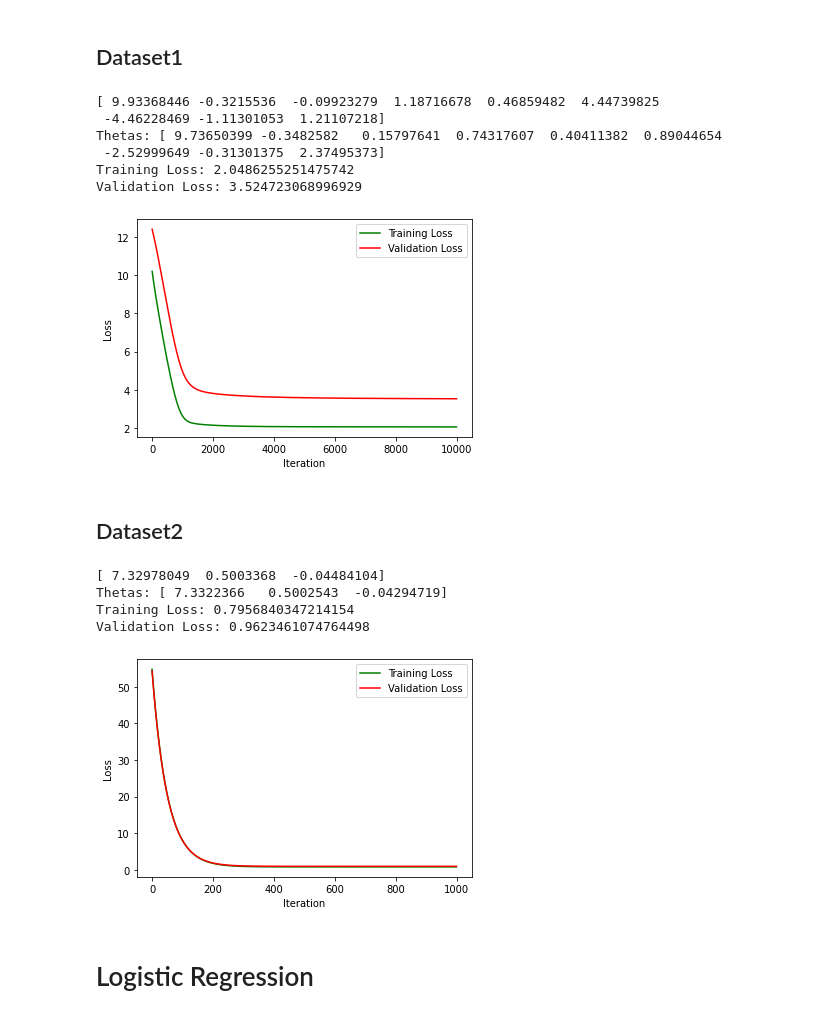
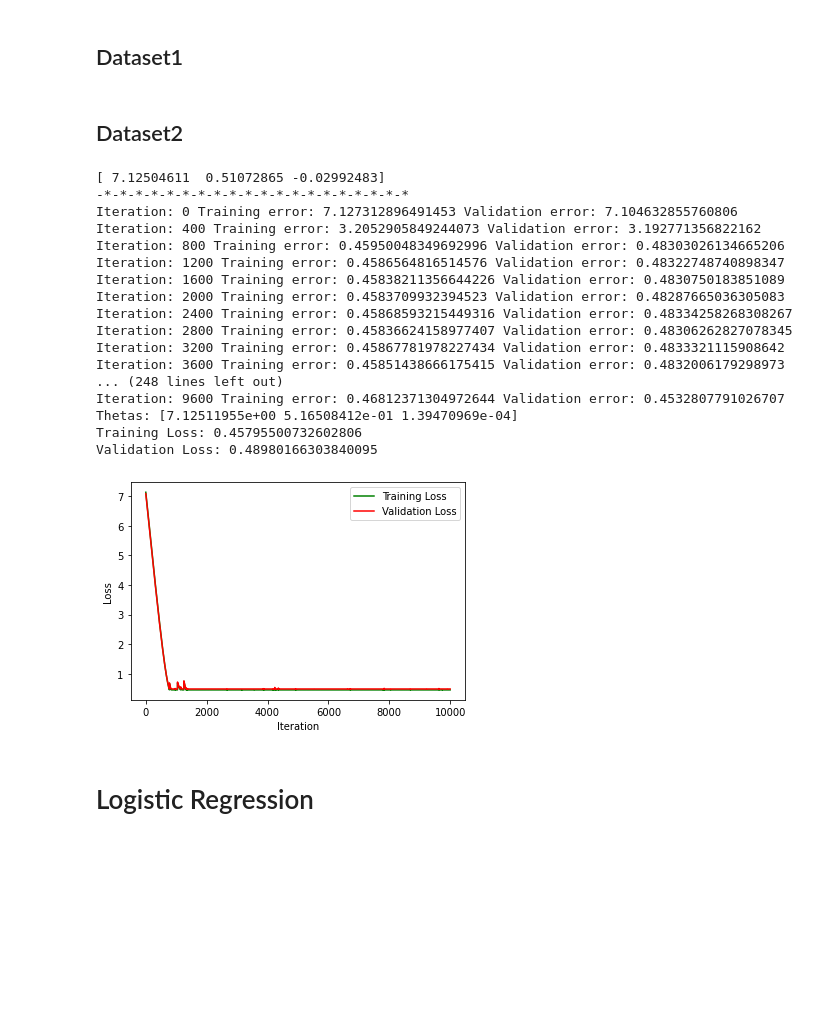
Before and after one commit to itissandeep98/ML-Assignments, a Jupyter notebook: ML_Assignment1.ipynb, the cells around one changed output. Cells and saved outputs as stored; diff of their text form; code cells hidden in the pictures; blank space fills up the shorter version.

Commit message:
stochastic gradient descent

```diff
--- a/ML_Assignment1.ipynb
+++ b/ML_Assignment1.ipynb
@@ -56,10 +56,10 @@ class MyPreProcessor():
             df=df[['Critic_Score','Global_Sales','User_Score']] # required colums extracted
             df=df.sample(frac=1) # data shuffled
 
-            df['Critic_Score'].fillna(df['Critic_Score'].median(), inplace=True) # replaced NaN values with median of the column
+            df['Critic_Score'].fillna(df['Critic_Score'].mean(), inplace=True) # replaced NaN values with median of the column
             df['User_Score'].replace(to_replace = 'tbd', value = np.nan,inplace=True) # replaced the cell with 'tbd' value to NaN value in the colum
             df['User_Score']=df['User_Score'].astype(np.float) # converted column from strings to float values
-            df['User_Score'].fillna(df['User_Score'].median(), inplace=True) # replaced NaN values with median of the column
+            df['User_Score'].fillna(df['User_Score'].mean(), inplace=True) # replaced NaN values with median of the column
 
             data=df.to_numpy() # converted dataframe into numpy array
             X=data[:,:-1]
@@ -67,7 +67,11 @@ class MyPreProcessor():
 
         elif dataset == 2:
             # Implement for the banknote authentication dataset
-            pass
+            df=pd.read_csv('/content/data_banknote_authentication.txt',header=None) # data read from file
+            df=df.sample(frac=1) # data shuffled
+            X=df[[0,1,2,3]].to_numpy()
+            y=df[[4]].to_numpy()
+            y=y.squeeze()
 
         X=(X-X.mean(axis=0))/X.std(axis=0) # normalized the data
 
@@ -168,7 +172,7 @@ class MyLinearRegression():
     """
     m=len(y)
 
-    X_trans=np.transpose(X)                                           # Transpose of vector X
+    X_trans=np.transpose(X)                                 # Transpose of vector X
     err=X.dot(theta)-y
     derv =(1/m)*(X_trans.dot(err))                         # Calculates X` * ( X*theta - y )
 
@@ -176,7 +180,7 @@ class MyLinearRegression():
 
   def MAE(self,X,y,theta):
     """
-    finding Mean Average Error based on current model parameters
+    finding Mean Absolute Error based on current model parameters
 
     Parameters
     ----------
@@ -192,12 +196,12 @@ class MyLinearRegression():
     err  : Error/cost in prediction at the value theta
     """
     m=len(y)
-    err=(1/m)*(X.dot(theta)-y)
-    X_trans=X.T
+    err=(1/m)*(X.dot(theta)-y)          # Calculates (1/m) *( X*theta - y )
+    X_trans=X.T                         # Transpose of vector X
+    epsilon=10**-7
+    derv=(1/m)*(X_trans.dot(abs(err)/(err+epsilon)))
 
-    grad=(1/m)*(X_trans.dot(abs(err)/err))
-
-    return grad,sum(abs(err))
+    return derv,np.sum(abs(err))           # returns gradient and sum((1/m) *( |X*theta - y |))
 
   def RMSE(self,X,y,theta):
     """
@@ -216,12 +220,12 @@ class MyLinearRegression():
     derv : derivative of cost at the value theta
     err  : Error/cost in prediction at the value theta
     """
-    X_trans=X.T                                               # Transpose of vector X
-    y_hat=X.dot(theta)-y
     m=len(y)
+    X_trans=X.T                                          # Transpose of vector X
+    diff=X.dot(theta)-y                                  # Calculates ( X*theta - y )
 
-    err=((1/m)*np.sum((y_hat)**2))**0.5
-    derv =(1/m)*(X_trans.dot(y_hat))/err
+    err=((1/m)*np.sum((diff)**2))**0.5                   # Calculates (1/m) *sqrt(sum((X*theta - y)^2))
+    derv =(1/m)*(X_trans.dot(diff))/err
 
     return derv,err
 
@@ -260,7 +264,7 @@ class MyLinearRegression():
     training_loss=np.array([])  # initializing array to store training loss at every value of theta
     validation_loss= np.array([]) # initializing array to store validation loss at every value of theta
 
-    # print("-*"*20)
+    print("-*"*20)
 
     for i in range(epochs):
       if(lossfunc==1):
@@ -271,8 +275,7 @@ class MyLinearRegression():
         derv,train_loss=self.MSE(X,y,theta)
       training_loss=np.append(training_loss,train_loss)
 
-      # if(i%400==0):
-      #   print("Iteration:",i,"Training error:",train_loss)
+
 
       if(X_test is not None): # calculate validation loss only if test set is provided
         if(lossfunc==1):
@@ -283,9 +286,9 @@ class MyLinearRegression():
           derv_val,val_loss=self.MSE(X_test,y_test,theta)
 
         validation_loss=np.append(validation_loss,val_loss)
-
+        if(i%400==0):
+          print("Iteration:",i,"Training error:",train_loss,"Validation error:",val_loss)
       theta=theta-alpha*derv
-
 
     return theta,training_loss,validation_loss
 
@@ -361,33 +364,38 @@ X, y = preprocessor.pre_process(0)
 linear = MyLinearRegression()
 linear.fit(X,y,lossfunc=4)
 print(linear.theta)
-linear.cross_validation(X,y,epoch=10000)
+linear.cross_validation(X,y,epoch=10000,alpha=0.01,lossfunc=2)
 linear.plot_loss()
-# %% [output]
-[ 9.93368446 -0.3215536  -0.09923279  1.18716678  0.46859482  4.44739825
- -4.46228469 -1.11301053  1.21107218]
-Thetas: [ 9.73650399 -0.3482582   0.15797641  0.74317607  0.40411382  0.89044654
- -2.52999649 -0.31301375  2.37495373]
-Training Loss: 2.0486255251475742
-Validation Loss: 3.524723068996929
-[figure, removed]
 # %% [markdown]
 ## Dataset2
 # %%
 preprocessor = MyPreProcessor()
 X, y = preprocessor.pre_process(1)
 
 linear = MyLinearRegression()
 linear.fit(X,y,lossfunc=4)
 print(linear.theta)
-linear.cross_validation(X,y)
+linear.cross_validation(X,y, epoch=10000,alpha=0.01, lossfunc=2)
 linear.plot_loss()
 # %% [output]
-[ 7.32978049  0.5003368  -0.04484104]
-Thetas: [ 7.3322366   0.5002543  -0.04294719]
-Training Loss: 0.7956840347214154
-Validation Loss: 0.9623461074764498
+[ 7.12504611  0.51072865 -0.02992483]
+-*-*-*-*-*-*-*-*-*-*-*-*-*-*-*-*-*-*-*-*
+Iteration: 0 Training error: 7.127312896491453 Validation error: 7.104632855760806
+Iteration: 400 Training error: 3.2052905849244073 Validation error: 3.192771356822162
+Iteration: 800 Training error: 0.45950048349692996 Validation error: 0.48303026134665206
+Iteration: 1200 Training error: 0.4586564816514576 Validation error: 0.48322748740898347
+Iteration: 1600 Training error: 0.45838211356644226 Validation error: 0.4830750183851089
+Iteration: 2000 Training error: 0.4583709932394523 Validation error: 0.48287665036305083
+Iteration: 2400 Training error: 0.45868593215449316 Validation error: 0.48334258268308267
+Iteration: 2800 Training error: 0.45836624158977407 Validation error: 0.48306262827078345
+Iteration: 3200 Training error: 0.45867781978227434 Validation error: 0.4833321115908642
+Iteration: 3600 Training error: 0.45851438666175415 Validation error: 0.4832006179298973
+... (248 lines left out)
+Iteration: 9600 Training error: 0.46812371304972644 Validation error: 0.4532807791026707
+Thetas: [7.12511955e+00 5.16508412e-01 1.39470969e-04]
+Training Loss: 0.45795500732602806
+Validation Loss: 0.48980166303840095
-[figure, old version]
+[figure, new version]
 # %% [markdown]
 # Logistic Regression
 # %%
```
Also changed, not shown: parts of 7 cells of this notebook.
